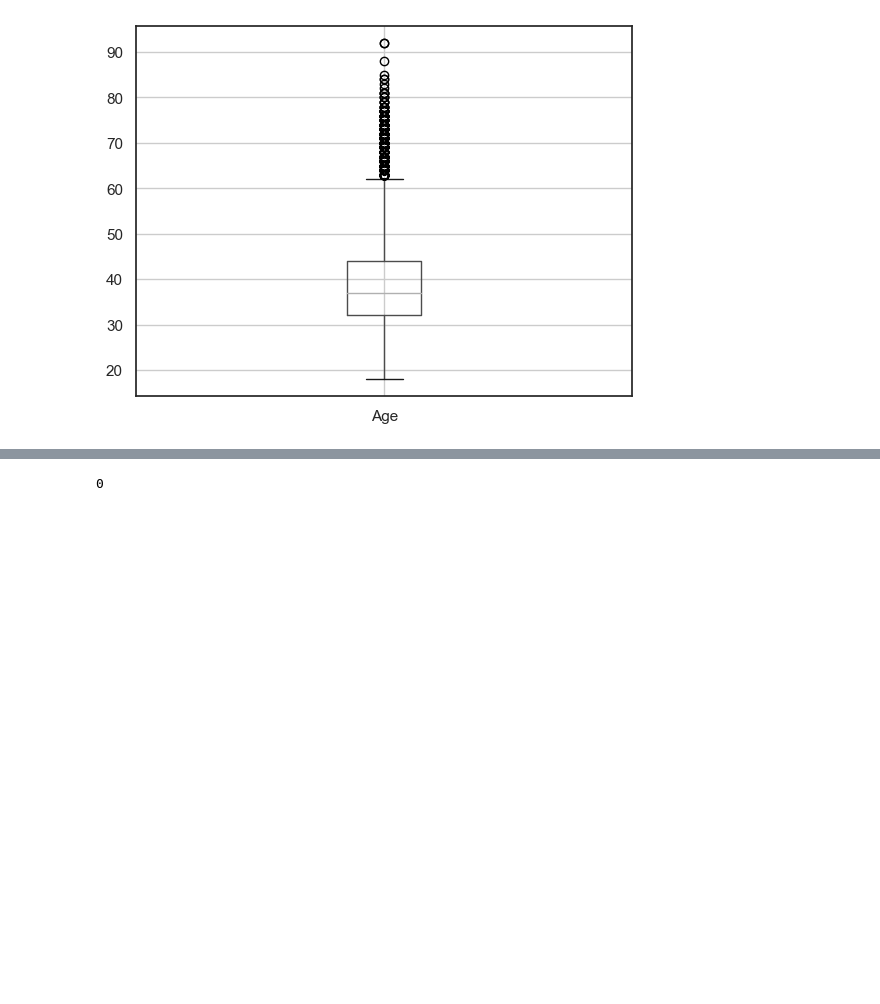
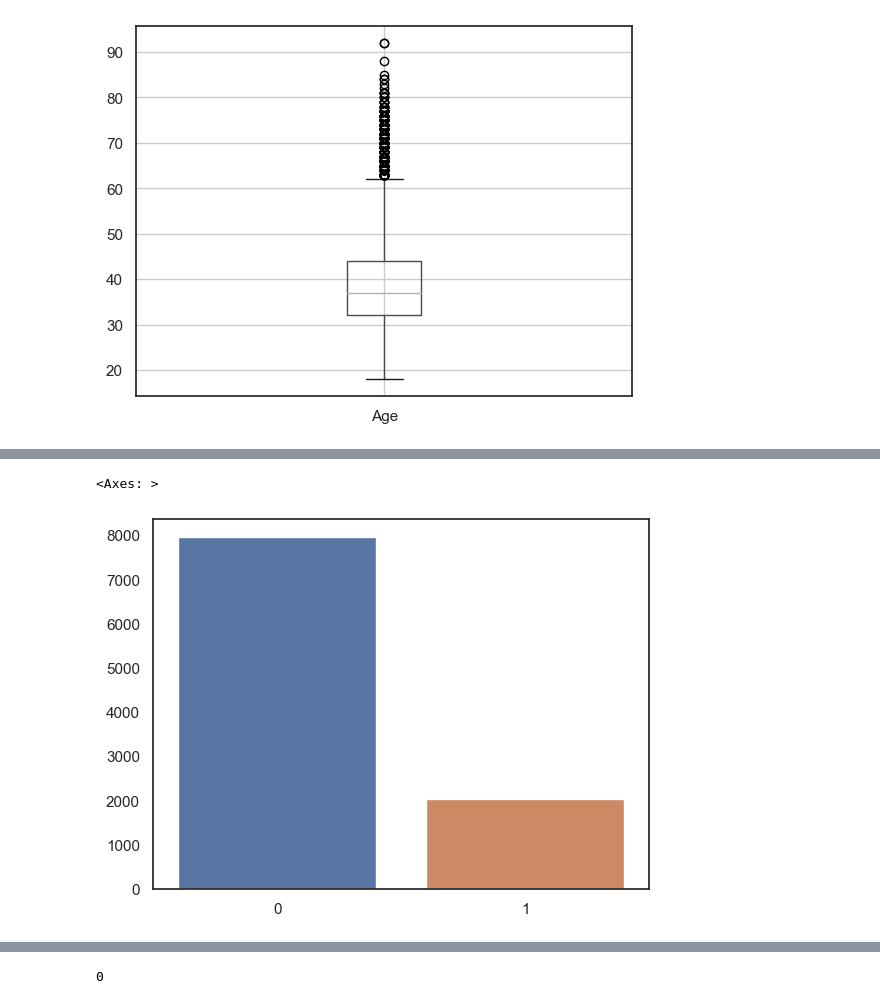
Before and after one commit to Eye-fire/Bank-Churn, a Jupyter notebook: Bank Churn.ipynb, the cells around one changed output, grey strips where cells are left out. Saved outputs shown, nothing was run; the diff lists cells and outputs as text; code cells hidden in the pictures; blank space fills up the shorter version.

```diff
--- a/Bank Churn.ipynb
+++ b/Bank Churn.ipynb
@@ -82,3 +133,11 @@ db.boxplot('Age')
+# %%
+# This is a comparison between exited and active members
+
+sb.barplot(x=db['Exited'].value_counts().keys(),
+            y=db['Exited'].value_counts().values)
+# %% [output]
+<Axes: >
+[figure, added]
 # %%
 # Summary of highest earners
 
```
Also changed, not shown: parts of 23 cells of this notebook.
